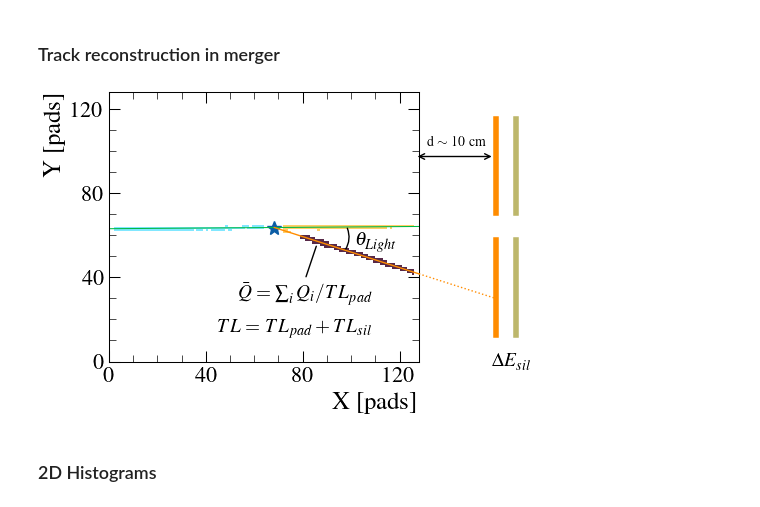
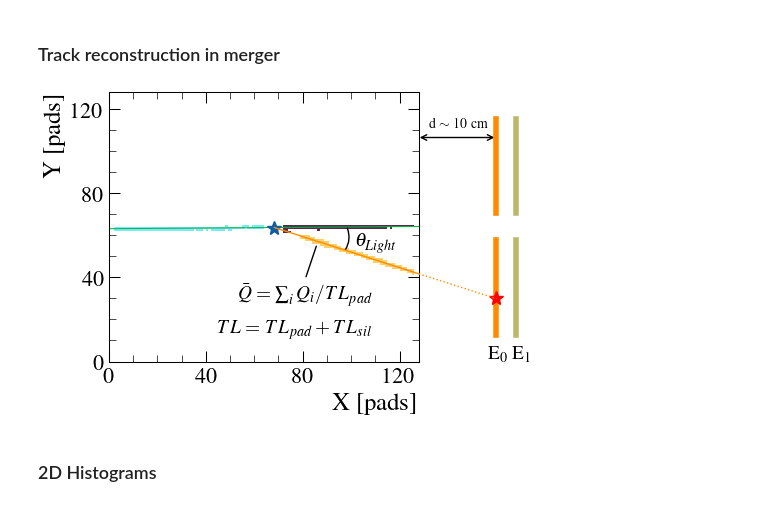
Before and after one commit to loopset/e796-analysis, a Jupyter notebook: Publications/Code/mpl/final.ipynb, the cells around one changed output. Saved outputs shown, nothing was run; the diff lists cells and outputs as text; code cells hidden in the pictures.

Commit message:
corrected figure for paper and studied time comsumption

```diff
--- a/Publications/Code/mpl/final.ipynb
+++ b/Publications/Code/mpl/final.ipynb
@@ -5,11 +5,10 @@
 import numpy as np
 import matplotlib as mpl
 import matplotlib.pyplot as plt
-plt.style.use("./actroot.mplstyle")
+plt.style.use("./../../../Python/actroot.mplstyle")
 # Color map
-import cmcrameri.cm as cmc
-plt.register_cmap("managua_r", cmc.managua_r)
 plt.rcParams["image.cmap"] = "managua_r"
+# plt.rcParams["savefig.bbox"] = "standard"
 
 import util as u
 import histo2d as h2d
@@ -19,6 +18,7 @@ from importlib import reload
 # %%
 reload(u)
 ev = u.DataInterface("../Events/fine_after.root")
+ev.change_id({0:0, 1:2, 2:1})
 
 fig = u.init_figure("event rec", figsize=(5.5, 3.5))
 gs = mpl.gridspec.GridSpec(1, 2, width_ratios=[0.8, 0.2])
@@ -30,7 +30,7 @@ ax2 = fig.add_subplot(gs[1])
 # Event
 plt.sca(ax1)
 ev.draw(True)
-ev.draw_rp(markersize=10)
+ev.draw_rp(markersize=10, zorder=5)
 ev.draw_line(1, lw=0.75)
 
 # Silicons
@@ -39,7 +39,7 @@ ax2.set_ylim([0, 1])
 ax2.set_xlim([0, 0.2])
 ax2.grid(which="both")
 # ax2.axhline(y=0.5, color="blue")
-ax2.get_yaxis().set_visible(False)
+# ax2.get_yaxis().set_visible(False)
 
 def mirror(plot, x, y):
     ynew = [1 - e for e in y]
@@ -69,38 +69,43 @@ def transform(xmin, xmax):
 # Line in active region
 lactive = transform(ev.rp[0], 128)
 l0 = mpl.lines.Line2D(lactive[:,0], lactive[:,1], color ="darkorange", lw=1)
+l0.set_transform(fig.transFigure)
 fig.add_artist(l0)
 # Line in distance to silicons
 ltosil = transform(128, 160)
 l1 = mpl.lines.Line2D(ltosil[:,0], ltosil[:,1], color ="darkorange", lw=1, ls=":")
+l1.set_transform(fig.transFigure)
 fig.add_artist(l1)
 
 # Annotate charge average and TL
 ax1.annotate(r"$\bar{Q} = \sum_{i}{Q_{i}} / TL_{pad}$\\ \\$TL = TL_{pad} + TL_{sil}$", xy=(86, 56), xytext=(45, 30), fontsize=14,
             arrowprops=dict(arrowstyle="-"))
 
 # Distance to silicons
-ax1.annotate("", xy=(0.685, 0.75), xytext=(0.83,0.75),
-            xycoords="figure fraction", textcoords="figure fraction",
+ax1.annotate("", xy=(0.685, 0.75), xytext=(0.831,0.75),
+            xycoords=fig.transFigure, textcoords=fig.transFigure,
             arrowprops=dict(arrowstyle="<->"))
 ax1.annotate(r"d $\sim$ 10 cm", xy=(0.76, 0.78), ha="center",
-            xycoords="figure fraction", fontsize=10)
+            xycoords=fig.transFigure, fontsize=10)
 ax2.set_axis_off()
 
 # Theta
 ax1.annotate("", xy=(98, 64.5), xytext=(97, 52),
             arrowprops=dict(arrowstyle="-", connectionstyle="arc3,rad=.3"))
 ax1.annotate(r"$\theta_{Light}$", xy=(102, 55), fontsize=14)
 
 # DeltaE sil
-ax1.annotate(r"$\Delta E_{sil}$", xy=(0.825, 0.15), xycoords="figure fraction", fontsize=14)
+ax1.annotate(r"E$_0$ E$_1$", xy=(0.815, 0.12), xycoords=fig.transFigure, fontsize=14)
+
+# Silicon point
+ax2.plot(0.1, 0.235, color="red", marker="*", ms=10, zorder=4)
 
 # DO NOT CALL THIS OTHERWISE THE POSITIONS WILL CHANGE
 # plt.tight_layout()
 plt.show()
 plt.savefig("./Outputs/merger.pdf")
 # %% [output]
-[figure, old version]
+[figure, new version]
 # %% [markdown]
 ### 2D Histograms
 # %%
```
Also changed, not shown: 4 other files.
